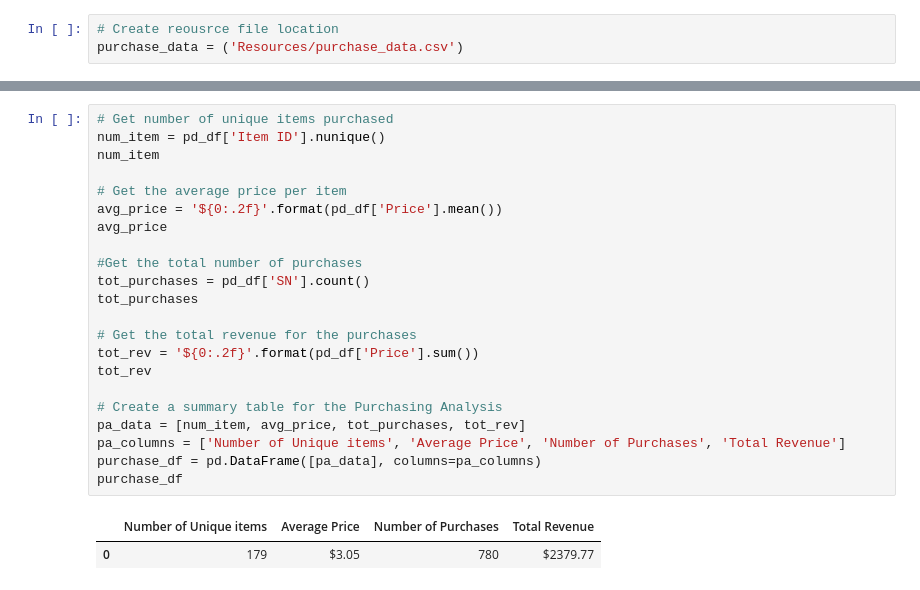
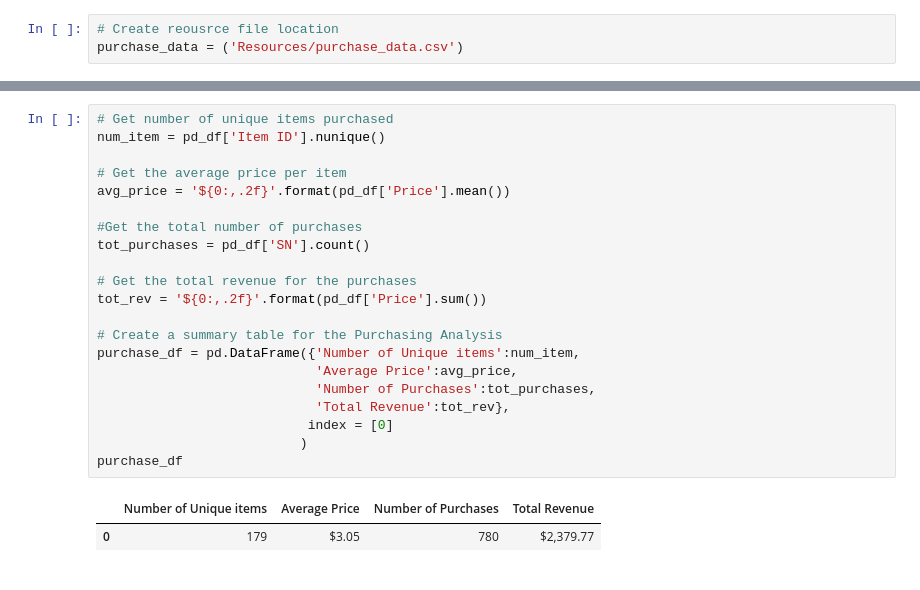
Before and after one commit to dborowski16/pandas-challenge, a Jupyter notebook: HerosOfPymoli/HerosOfPymoli.ipynb, the cells around one changed output, grey strips where cells are left out. Saved outputs shown, nothing was run; the diff lists cells and outputs as text.

```diff
--- a/HerosOfPymoli/HerosOfPymoli.ipynb
+++ b/HerosOfPymoli/HerosOfPymoli.ipynb
@@ -29,27 +34,26 @@ players
 # %%
 # Get number of unique items purchased
 num_item = pd_df['Item ID'].nunique()
-num_item
 
 # Get the average price per item
-avg_price = '${0:.2f}'.format(pd_df['Price'].mean())
-avg_price
+avg_price = '${0:,.2f}'.format(pd_df['Price'].mean())
 
 #Get the total number of purchases
 tot_purchases = pd_df['SN'].count()
-tot_purchases
 
 # Get the total revenue for the purchases
-tot_rev = '${0:.2f}'.format(pd_df['Price'].sum())
-tot_rev
+tot_rev = '${0:,.2f}'.format(pd_df['Price'].sum())
 
 # Create a summary table for the Purchasing Analysis
-pa_data = [num_item, avg_price, tot_purchases, tot_rev]
-pa_columns = ['Number of Unique items', 'Average Price', 'Number of Purchases', 'Total Revenue']
-purchase_df = pd.DataFrame([pa_data], columns=pa_columns)
+purchase_df = pd.DataFrame({'Number of Unique items':num_item,
+                            'Average Price':avg_price,
+                            'Number of Purchases':tot_purchases,
+                            'Total Revenue':tot_rev},
+                           index = [0]
+                          )
 purchase_df
 # %% [output]
 |  | Number of Unique items | Average Price | Number of Purchases | Total Revenue |
-| 0 | 179 | $3.05 | 780 | $2379.77 |
+| 0 | 179 | $3.05 | 780 | $2,379.77 |
 # %%
 # Create new df to group numbers by gender
```
Also changed, not shown: parts of 9 cells of this notebook.
